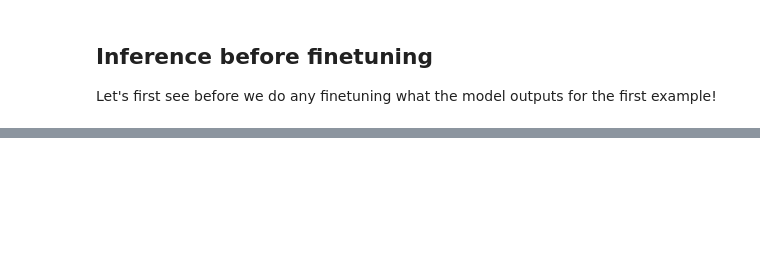
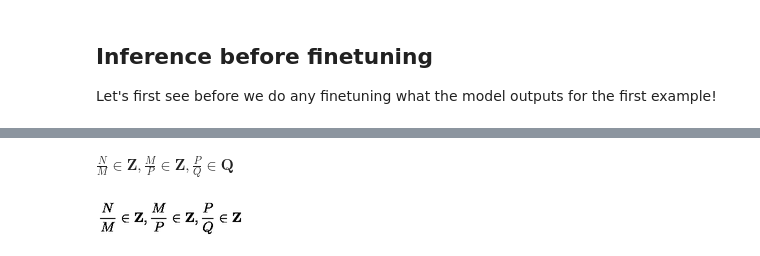
Before and after one commit to MarioProjects/NLPJourney, a Jupyter notebook: unsloth/vlm_handtolatext.ipynb, the cells around one changed output, grey strips where cells are left out. Drawn from its saved outputs; the diff is of its cells as text; code cells hidden in the pictures; blank space fills up the shorter version.

```diff
--- a/unsloth/vlm_handtolatext.ipynb
+++ b/unsloth/vlm_handtolatext.ipynb
@@ -144,0 +289,19 @@ _ = model.generate(
+# %%
+image = dataset[0]["image"]
+instruction = "Write the LaTeX representation for this image."
+
+messages = [
+    {
+        "role": "user", "content": [
+            {"type": "text", "text": instruction},
+            {"type": "image"}
+        ]
+    }
+]
+input_text = tokenizer.apply_chat_template(messages, add_generation_prompt = True)
+inputs = tokenizer(
+    image,
+    input_text,
+    add_special_tokens = False,
+    return_tensors = "pt",
+).to("cuda")
@@ -144,0 +322,14 @@ _ = model.generate(
+# %%
+# The output follows the training format
+# We need to cut from last "<|im_start|>assistant\n" to the end
+pred = pred.split("<|im_start|>assistant\n")[1]
+# And remove the last "<|im_end|>"
+# The training dataset don't use the $$ delimiters
+latex = pred.split("<|im_end|>")[0]
+display(Math(latex))
+# %% [output]
+$\displaystyle \frac { N } { M } \in \mathbf { Z } , \frac { M } { P } \in \mathbf { Z } , \frac { P } { Q } \in \mathbf { Q }$
+# %%
+image
+# %% [output]
+[figure, added]
```
Also changed, not shown: parts of 23 cells of this notebook, 1 other file.
